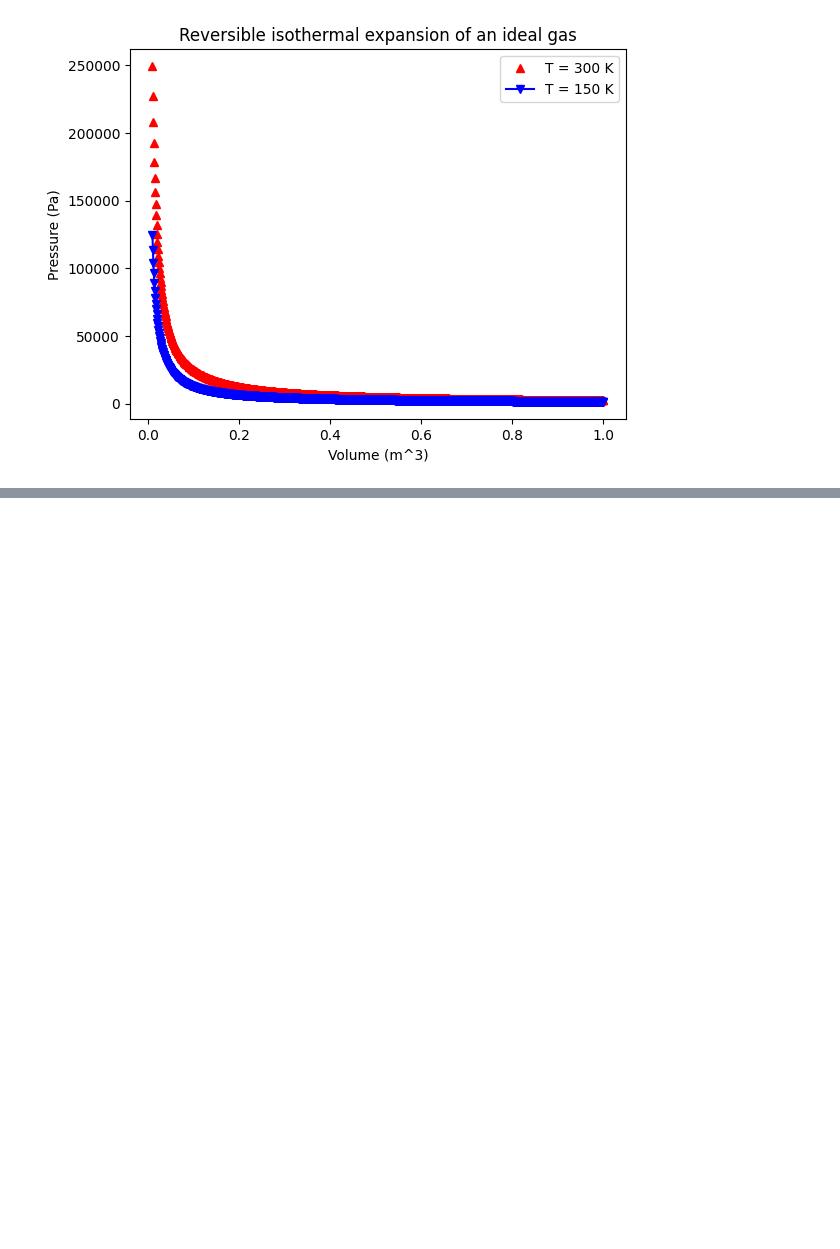
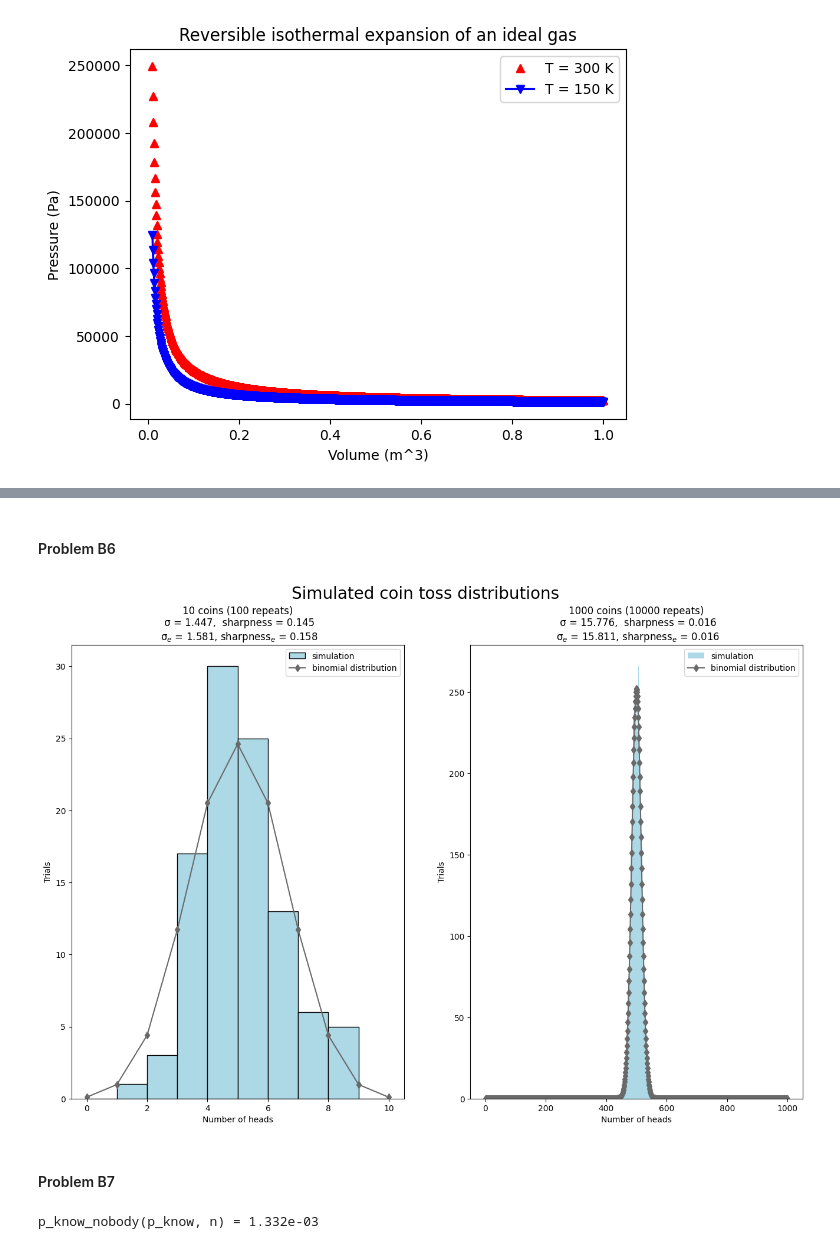
Before and after one commit to prabh-o-wabo/Jupyter_Notebooks, a Jupyter notebook: Pset1.ipynb, the cells around one changed output, grey strips where cells are left out. Drawn from its saved outputs; the diff is of its cells as text; code cells hidden in the pictures; blank space fills up the shorter version.

```diff
--- a/Pset1.ipynb
+++ b/Pset1.ipynb
@@ -139,0 +179,2 @@ plt.show()
+# %% [markdown]
+#### Problem B6
@@ -139,0 +208,44 @@ plt.show()
+# %%
+fig, (plot1, plot2) = plt.subplots(1, 2, figsize = (16, 10))
+
+# 10 tosses, 100 trials
+plot1.hist(heads10_100, bins = np.arange(0, 11), color = 'lightblue', edgecolor='black', label = 'simulation')
+plot1.plot(expected10_100, color = 'dimgrey', marker = 'd', label = 'binomial distribution')
+
+plot1.set_title(
+  f'10 coins (100 repeats)'
+  f'\n σ = {stdev10_100:.3f},  sharpness = {sharpness10_100:.3f}'
+  f'\n σ$_e$ = {expected_stdev10_100:.3f}, sharpness$_e$ = {expected_sharpness10_100:.3f}'
+  )
+plot1.set_xlabel('Number of heads')
+plot1.set_ylabel('Trials')
+plot1.legend()
+
+# 1,000 tosses, 10,000 trials
+plot2.hist(heads1k_10k, bins = np.arange(0, 1001), color = 'lightblue', label = 'simulation')
+plot2.plot(expected1k_10k, color = 'dimgrey', marker = 'd', label = 'binomial distribution')
+
+plot2.set_title(
+  f'1000 coins (10000 repeats)'
+  f'\n σ = {stdev1k_10k:.3f},  sharpness = {sharpness1k_10k:.3f}'
+  f'\n σ$_e$ = {expected_stdev1k_10k:.3f}, sharpness$_e$ = {expected_sharpness1k_10k:.3f}'
+  )
+plot2.set_xlabel('Number of heads')
+plot2.set_ylabel('Trials')
+plot2.legend()
+
+fig.suptitle('Simulated coin toss distributions', fontsize = 20)
+
+plt.show()
+# %% [output]
+[figure, added]
+# %% [markdown]
+#### Problem B7
+# %%
+n = 200                       # people on plane
+p_know = 2000 / 300_000_000   # probability of knowing a random individual in my country
+
+p_know_nobody = lambda p_k, n: 1 - (1 - p_k)**n
+print(f'{p_know_nobody(p_know, n) = :.3e}')
+# %% [output]
+p_know_nobody(p_know, n) = 1.332e-03
```
Also changed, not shown: parts of 6 cells of this notebook.
